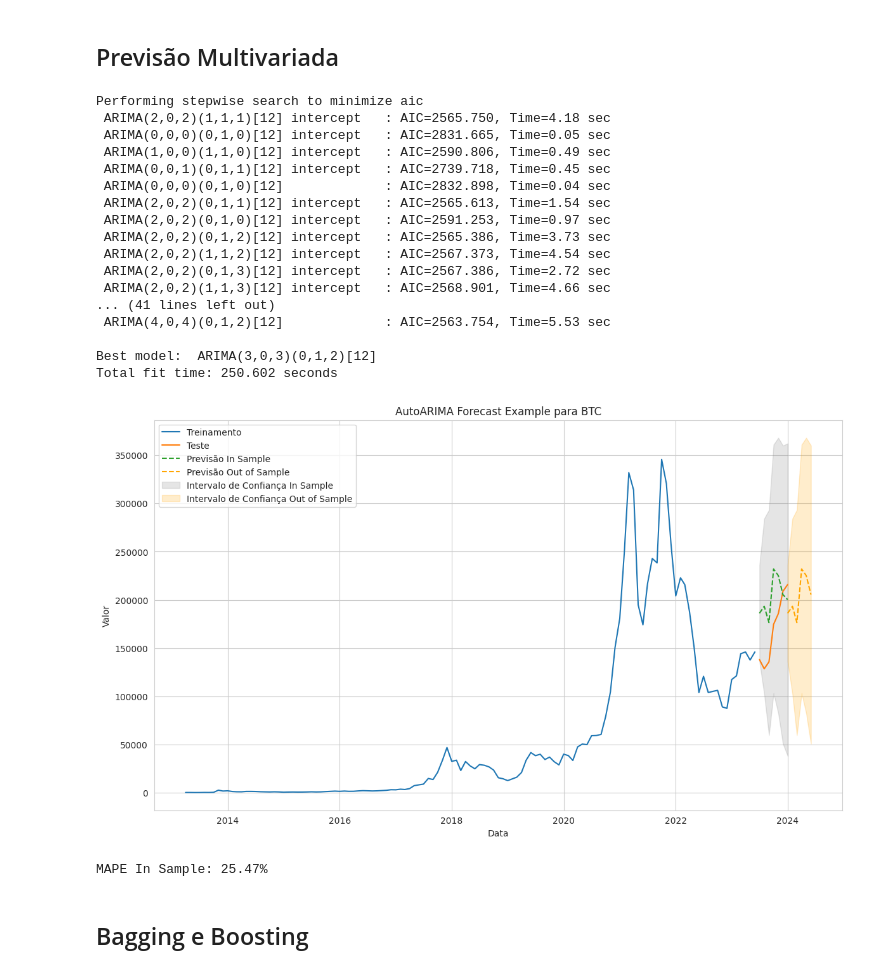
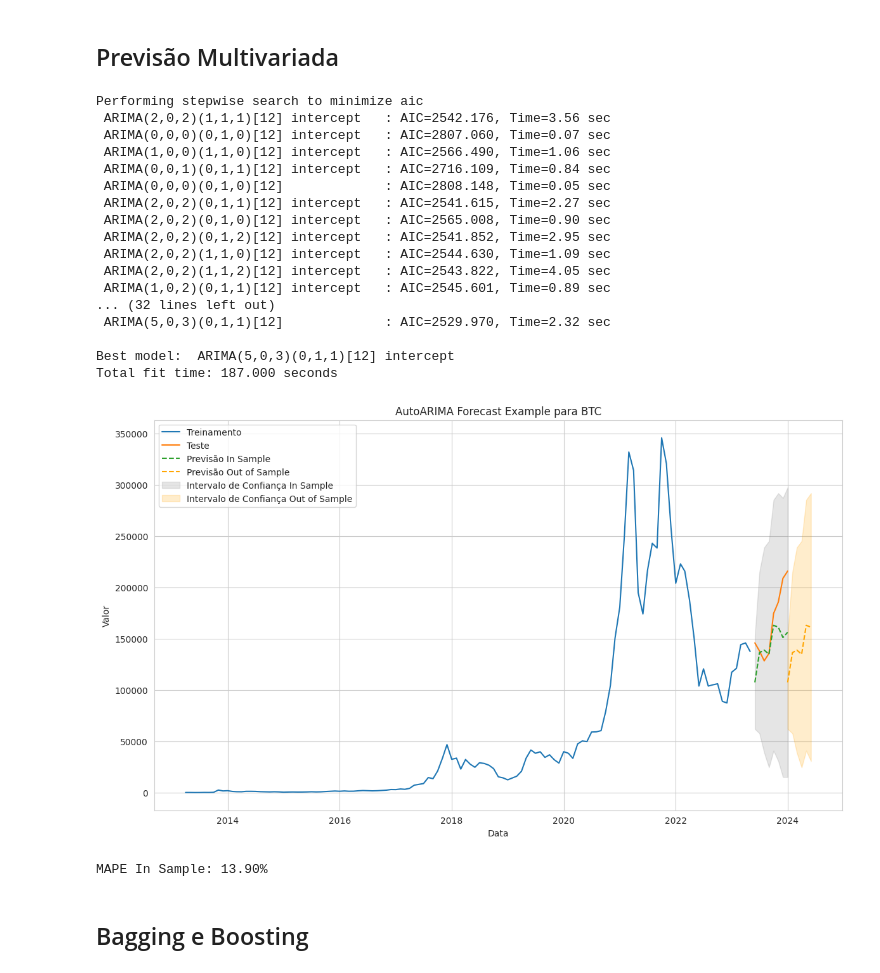
Before and after one commit to k3ybladewielder/crypto_forecast, a Jupyter notebook: notebooks/crypto_forecast.ipynb, the cells around one changed output. Cells and saved outputs as stored; diff of their text form; code cells hidden in the pictures.

```diff
--- a/notebooks/crypto_forecast.ipynb
+++ b/notebooks/crypto_forecast.ipynb
@@ -203,8 +440,16 @@ df_month_mean_pivot
 # SAVE SILVER
 #silver_path = glob.glob('../silver/')
 silver_path = "../content/drive/MyDrive/01 - Projetos/crypto_forecast/silver/"
-filename = "df_silver.parquet"
-silver_save_path = silver_path + filename
+silver_filename = "df_silver.parquet"
+silver_save_path = silver_path + silver_filename
 
 df.to_parquet(silver_save_path)
 df_month_mean.to_parquet(silver_path + "df_month_mean.parquet")
+
+# SAVE GOLD
+#gold_path = glob.glob('../gold/')
+gold_save_path = "../content/drive/MyDrive/01 - Projetos/crypto_forecast/gold/"
+gold_filename = "df_gold.parquet"
+gold_save_path = gold_save_path + gold_filename
+
+df_month_mean_pivot.to_parquet(gold_save_path)
@@ -338,13 +664,17 @@ exogenous_vars = exogenous_vars.to_list()
 exogenous_vars = [column for column in exogenous_vars if column != target]
 exogenous_vars
 
+# # Dividir os dados em treinamento e teste
+# train_size = int(len(df) * 0.95)
+# train, test = df[:train_size], df[train_size:]
+
 # Dividir os dados em treinamento e teste
-train_size = int(len(df) * 0.95)
+train_size = len(df) - 8 # ultimos 6 pontos
 train, test = df[:train_size], df[train_size:]
 
 # Ajustar o modelo AutoARIMA aos dados de treinamento
 model = auto_arima(train[target].values,
-                   exogenous=train[exogenous_vars].values,
+                   exogenous=train[exogenous_vars],
                    seasonal=True, m=12, D=1, start_P=1, start_Q=1, max_P=3, max_Q=3,
                    information_criterion='aic',
                    trace=True, error_action='ignore', stepwise=True)
@@ -358,49 +688,49 @@ forecast_in_sample, conf_int_in_sample = model.predict(n_periods=len(test),
 # Estender o índice do DataFrame de previsão in-sample para incluir datas futuras
 forecast_index_in_sample = pd.date_range(start=test.index[0], periods=len(test), freq='m').to_period('M').to_timestamp()
 forecast_df_in_sample = pd.DataFrame(forecast_in_sample, columns=['predicted_in_sample'], index=forecast_index_in_sample)
 
 # Fazer previsões out-of-sample
 n_periods_out_of_sample = 6  # ou qualquer valor desejado
 forecast_out_of_sample, conf_int_out_of_sample = model.predict(n_periods=n_periods_out_of_sample,
                                                                exogenous=test.iloc[-1][exogenous_vars].values.reshape(1, -1),
                                                                return_conf_int=True)
 
 # Estender o índice do DataFrame de previsão out-of-sample para incluir datas futuras
 forecast_index_out_of_sample = pd.date_range(start=test.index[-1] + pd.DateOffset(1), periods=n_periods_out_of_sample, freq='m').to_period('M').to_timestamp()
 forecast_df_out_of_sample = pd.DataFrame(forecast_out_of_sample, columns=['predicted_out_of_sample'], index=forecast_index_out_of_sample)
 
 # Plotar os resultados
 plt.figure(figsize=(14, 8))
 plt.plot(train[target], label='Treinamento')
 plt.plot(test[target], label='Teste')
 plt.plot(forecast_df_in_sample, label='Previsão In Sample', linestyle='dashed')
 plt.plot(forecast_df_out_of_sample, label='Previsão Out of Sample', linestyle='dashed', color='orange')
 plt.fill_between(forecast_index_in_sample, conf_int_in_sample[:, 0], conf_int_in_sample[:, 1], color='gray', alpha=0.2, label='Intervalo de Confiança In Sample')
 plt.fill_between(forecast_index_out_of_sample, conf_int_out_of_sample[:, 0], conf_int_out_of_sample[:, 1], color='orange', alpha=0.2, label='Intervalo de Confiança Out of Sample')
 plt.legend()
 plt.title(f'AutoARIMA Forecast Example para {target}')
 plt.xlabel('Data')
 plt.ylabel('Valor')
 plt.show()
 # %% [output]
 Performing stepwise search to minimize aic
- ARIMA(2,0,2)(1,1,1)[12] intercept   : AIC=2565.750, Time=4.18 sec
- ARIMA(0,0,0)(0,1,0)[12] intercept   : AIC=2831.665, Time=0.05 sec
- ARIMA(1,0,0)(1,1,0)[12] intercept   : AIC=2590.806, Time=0.49 sec
- ARIMA(0,0,1)(0,1,1)[12] intercept   : AIC=2739.718, Time=0.45 sec
- ARIMA(0,0,0)(0,1,0)[12]             : AIC=2832.898, Time=0.04 sec
- ARIMA(2,0,2)(0,1,1)[12] intercept   : AIC=2565.613, Time=1.54 sec
- ARIMA(2,0,2)(0,1,0)[12] intercept   : AIC=2591.253, Time=0.97 sec
- ARIMA(2,0,2)(0,1,2)[12] intercept   : AIC=2565.386, Time=3.73 sec
- ARIMA(2,0,2)(1,1,2)[12] intercept   : AIC=2567.373, Time=4.54 sec
- ARIMA(2,0,2)(0,1,3)[12] intercept   : AIC=2567.386, Time=2.72 sec
- ARIMA(2,0,2)(1,1,3)[12] intercept   : AIC=2568.901, Time=4.66 sec
-... (41 lines left out)
- ARIMA(4,0,4)(0,1,2)[12]             : AIC=2563.754, Time=5.53 sec
+ ARIMA(2,0,2)(1,1,1)[12] intercept   : AIC=2542.176, Time=3.56 sec
+ ARIMA(0,0,0)(0,1,0)[12] intercept   : AIC=2807.060, Time=0.07 sec
+ ARIMA(1,0,0)(1,1,0)[12] intercept   : AIC=2566.490, Time=1.06 sec
+ ARIMA(0,0,1)(0,1,1)[12] intercept   : AIC=2716.109, Time=0.84 sec
+ ARIMA(0,0,0)(0,1,0)[12]             : AIC=2808.148, Time=0.05 sec
+ ARIMA(2,0,2)(0,1,1)[12] intercept   : AIC=2541.615, Time=2.27 sec
+ ARIMA(2,0,2)(0,1,0)[12] intercept   : AIC=2565.008, Time=0.90 sec
+ ARIMA(2,0,2)(0,1,2)[12] intercept   : AIC=2541.852, Time=2.95 sec
+ ARIMA(2,0,2)(1,1,0)[12] intercept   : AIC=2544.630, Time=1.09 sec
+ ARIMA(2,0,2)(1,1,2)[12] intercept   : AIC=2543.822, Time=4.05 sec
+ ARIMA(1,0,2)(0,1,1)[12] intercept   : AIC=2545.601, Time=0.89 sec
+... (32 lines left out)
+ ARIMA(5,0,3)(0,1,1)[12]             : AIC=2529.970, Time=2.32 sec
 
-Best model:  ARIMA(3,0,3)(0,1,2)[12]
-Total fit time: 250.602 seconds
+Best model:  ARIMA(5,0,3)(0,1,1)[12] intercept
+Total fit time: 187.000 seconds
-[figure, old version]
+[figure, new version]
 # %%
 # Calcular o MAPE
 actual_values = test[target].values
@@ -408,7 +738,7 @@ predicted_values_in_sample = forecast_df_in_sample['predicted_in_sample'].values
 mape_in_sample_sarimax = np.mean(np.abs((actual_values - predicted_values_in_sample) / actual_values)) * 100
 print(f"MAPE In Sample: {mape_in_sample_sarimax:.2f}%")
 # %% [output]
-MAPE In Sample: 25.47%
+MAPE In Sample: 13.90%
 # %% [markdown]
 ## Bagging e Boosting
 # %%
```
Also changed, not shown: parts of 45 cells of this notebook.
